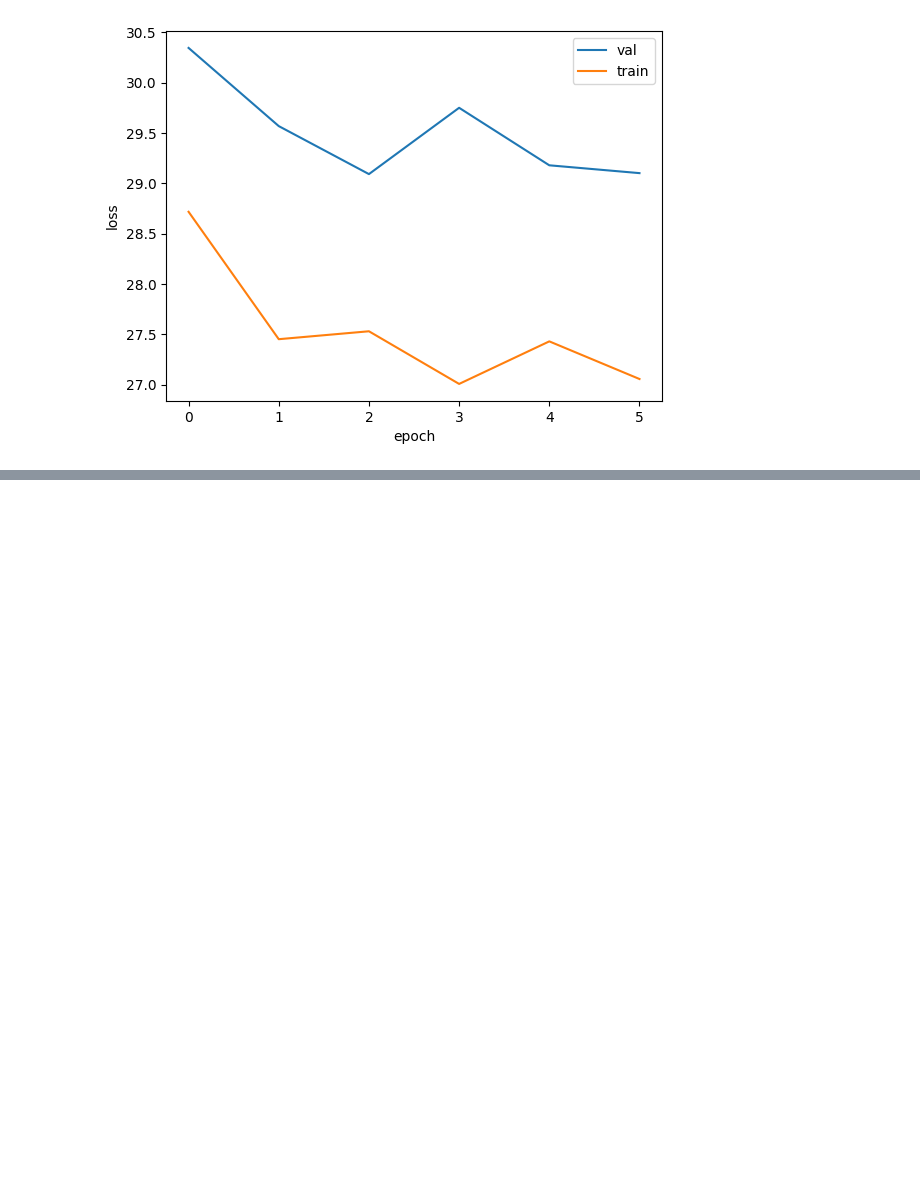
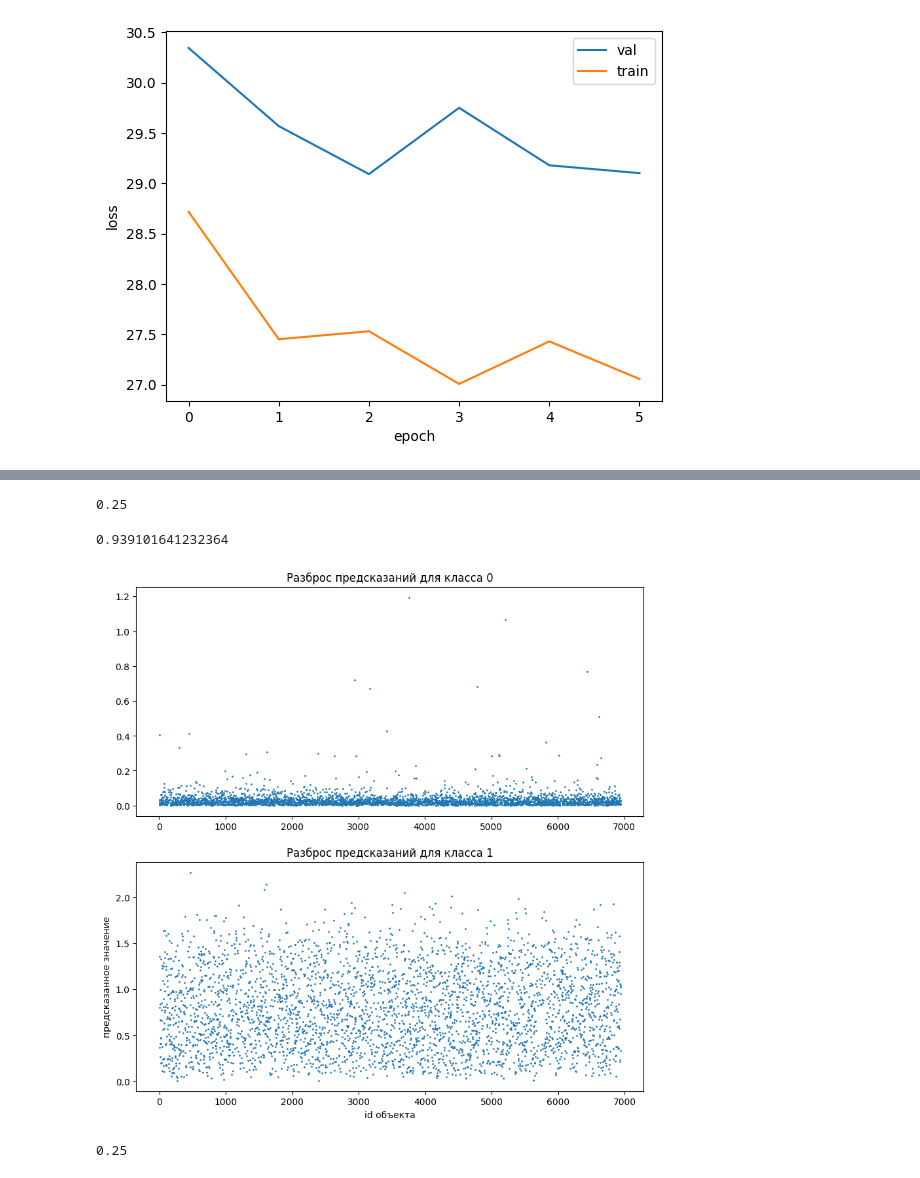
Before and after one commit to BlackKingWhitePawn/reidentification, a Jupyter notebook: siamese_contr_margin.ipynb, the cells around one changed output, grey strips where cells are left out. Saved outputs shown, nothing was run; the diff lists cells and outputs as text; code cells hidden in the pictures; blank space fills up the shorter version.

```diff
--- a/siamese_contr_margin.ipynb
+++ b/siamese_contr_margin.ipynb
@@ -315,0 +388,16 @@ Text(0, 0.5, 'loss')
+# %%
+resize_transform = get_resize_transform((MOT20_EXT_FIRST_AXIS_MEAN, MOT20_EXT_SECOND_AXIS_MEAN))
+norm_transform = get_norm_transform()
+transform = A.Compose([resize_transform, norm_transform])
+test_dataset_config = get_config('mot20_ext-test-v2')
+test_set, _ = random_split(get_dataset(test_dataset_config, transform), [
+                          test_dataset_config['dataset_use'], 1 - test_dataset_config['dataset_use']])
+test_loader = DataLoader(test_set)
+# %%
+res = df[df['model_name'] == 'basic_cnn']
+max = res['best_val_acc'].max()
+mask = res['best_val_acc'].apply(lambda x: x == max)
+best = res[mask]
+best1 = best[best['datetime'] == '2023-05-16 21:12:15.115694']
+best2 = best[best['datetime'] == '2023-05-16 21:13:44.219291']
+best
@@ -315,0 +408,20 @@ Text(0, 0.5, 'loss')
+# %%
+model = get_model(best1)
+threshold1 = float(best1['extra_parameters'].item().split('=')[1].split(',')[0])
+threshold1
+# %% [output]
+0.25
+# %%
+td1 = test_siamese(model, test_loader, device)
+# %%
+draw_reid_predict(td1)
+get_binary_accuracy(td1, threshold1)
+# %% [output]
+0.939101641232364
+[figure, added]
+# %%
+model = get_model(best2)
+threshold2 = float(best2['extra_parameters'].item().split('=')[1].split(',')[0])
+threshold2
+# %% [output]
+0.25
```
Also changed, not shown: parts of 17 cells of this notebook.
